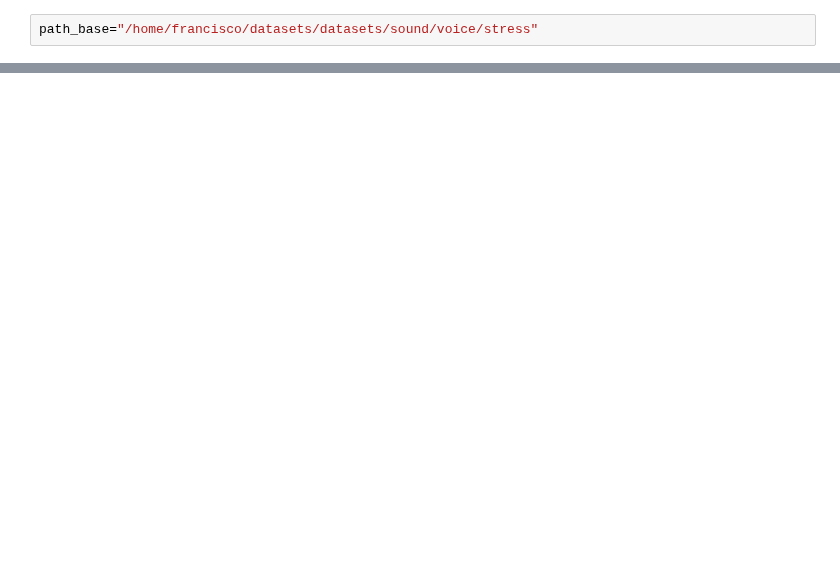
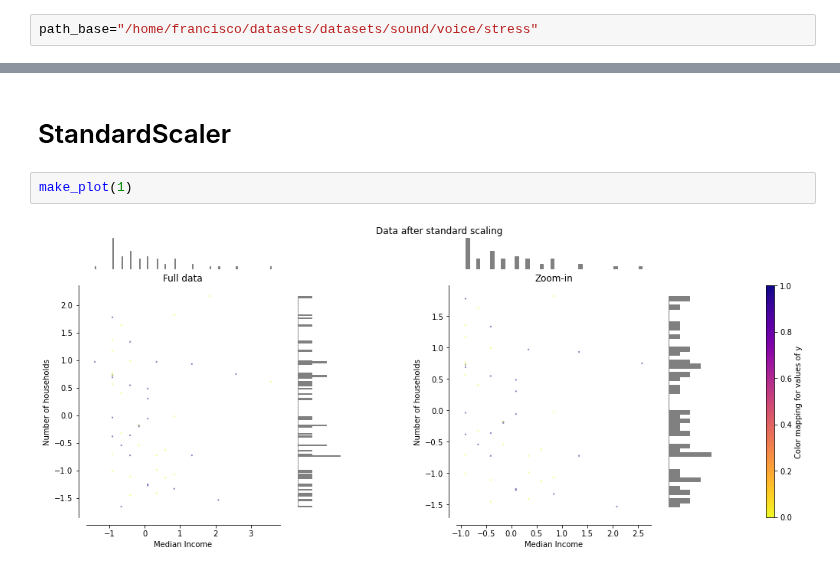
Before and after one commit to franciscodominguezmateos/IntroduccionDeepLearning, a Jupyter notebook: pyPreprocessStress_21082301.ipynb, the cells around one changed output, grey strips where cells are left out. Saved outputs shown, nothing was run; the diff lists cells and outputs as text; blank space fills up the shorter version.

```diff
--- a/pyPreprocessStress_21082301.ipynb
+++ b/pyPreprocessStress_21082301.ipynb
@@ -65,0 +235,6 @@ Processing file: /home/francisco/datasets/datasets/sound/voice/stress/Set_Female
+# %% [markdown]
+# StandardScaler
+# %%
+make_plot(1)
+# %% [output]
+[figure, added]
```
Also changed, not shown: parts of 19 cells of this notebook.
